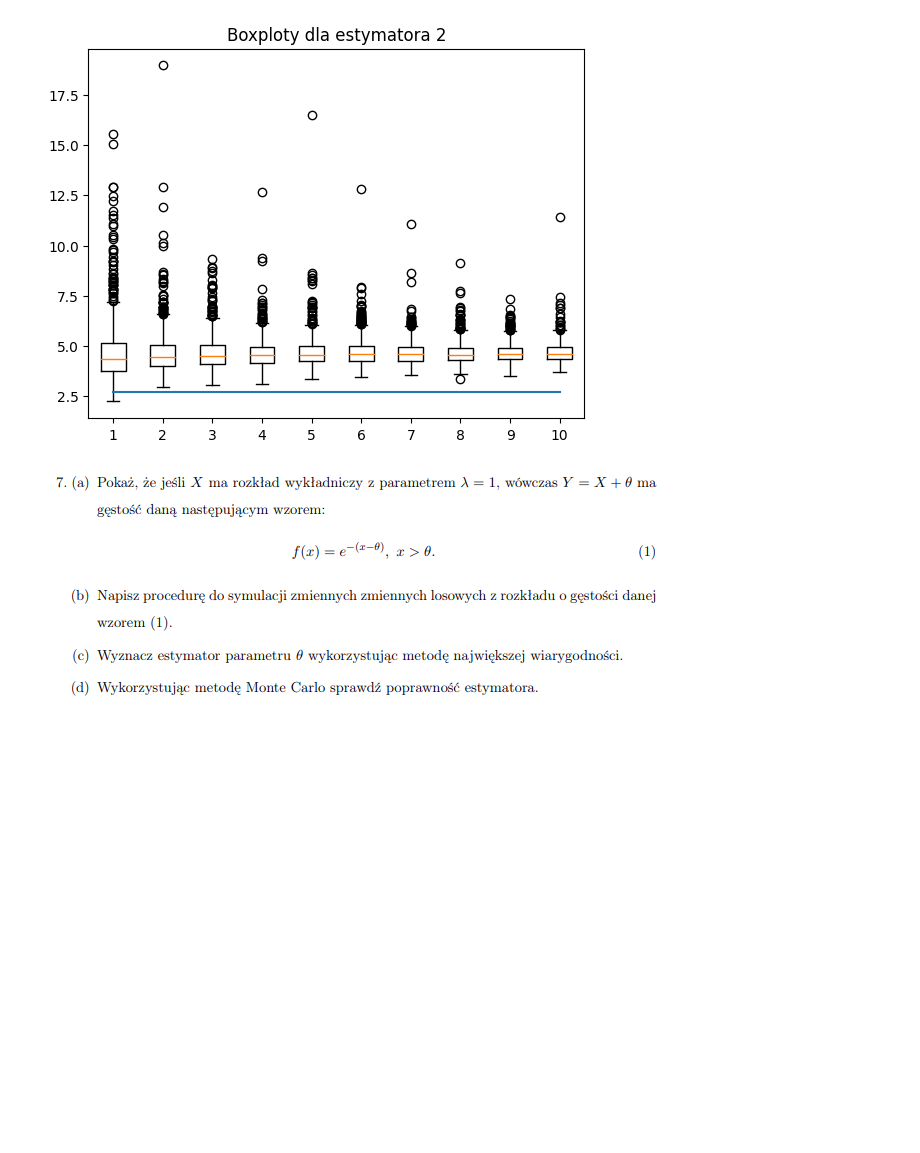
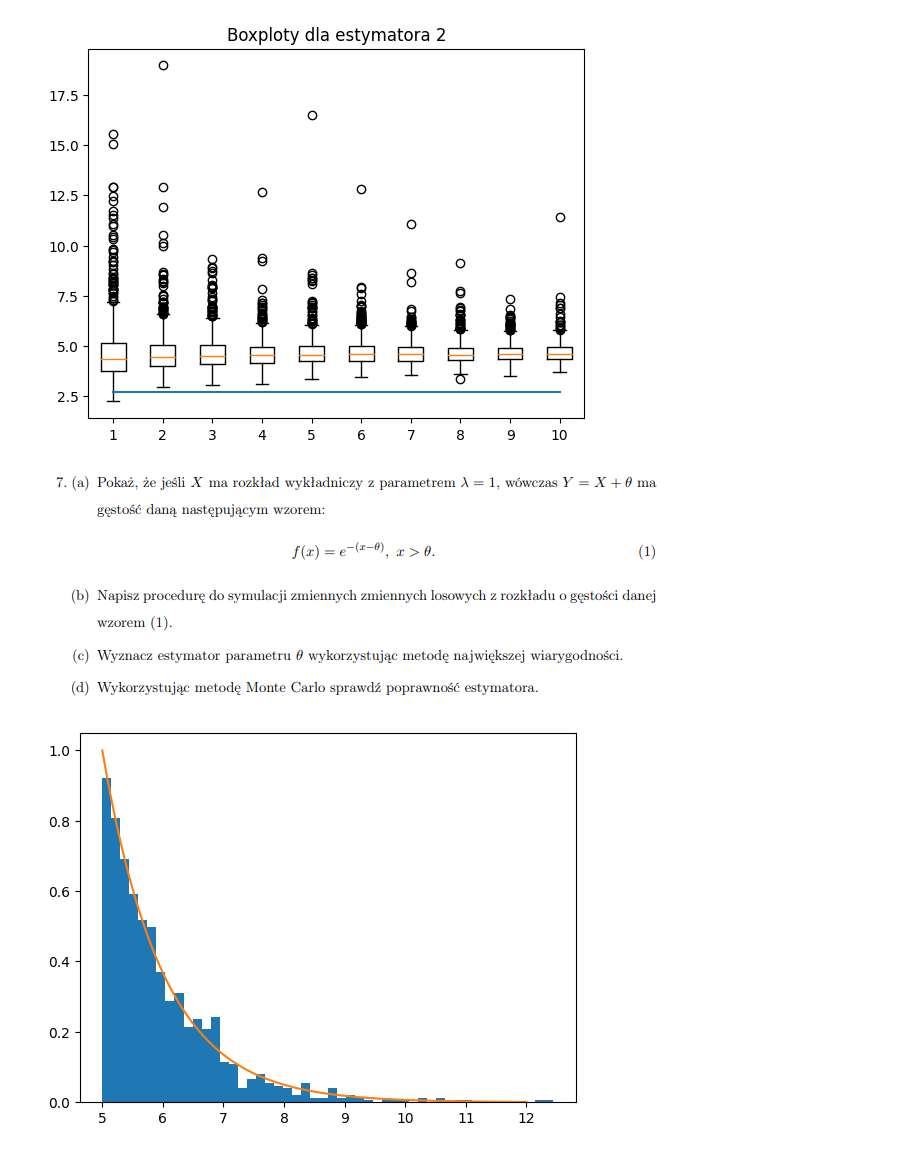
Before and after one commit to rafglo/Statystyka-stosowana, a Jupyter notebook: lista4.ipynb, the cells around one changed output. Cells and saved outputs as stored; diff of their text form; code cells hidden in the pictures; blank space fills up the shorter version.

```diff
--- a/lista4.ipynb
+++ b/lista4.ipynb
@@ -247,7 +248,21 @@ plt.show()
 [figure]
 # %% [markdown]
 ![image.png](attachment:image.png)
+# %%
+theta = 5
+from scipy.stats import expon
+# %%
+def y_cdf(x, theta):
+    return np.exp(-(x-theta))
 # %%
 def y_simul(n, theta):
     U = np.random.uniform(0,1,n)
     return np.log(1/(1-U)) + theta
+# %%
+xs = np.linspace(theta,7+theta,1000)
+sample_y = y_simul(1000, theta)
+plt.hist(sample_y, density=True, bins=50)
+plt.plot(xs, y_cdf(xs, theta))
+plt.show()
+# %% [output]
+[figure, added]
```
Also changed, not shown: parts of 1 cell of this notebook.
